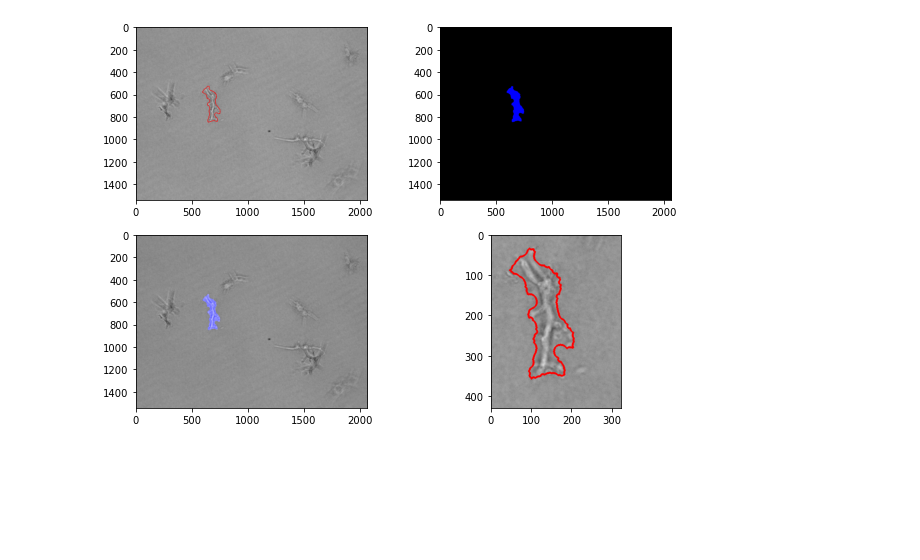
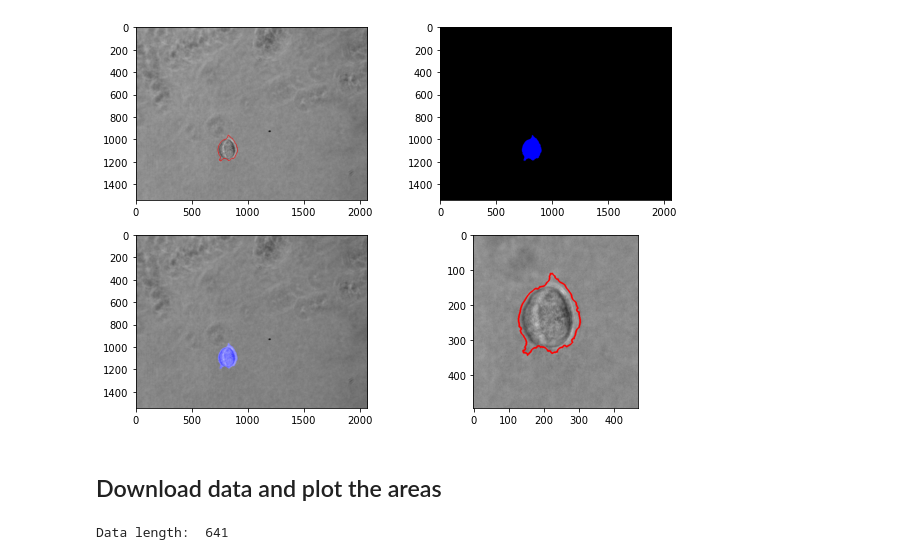
Before and after one commit to ArttuD/InstruProject, a Jupyter notebook: incubationSeries/cleanSegment.ipynb, the cells around one changed output. Saved outputs shown, nothing was run; the diff lists cells and outputs as text; code cells hidden in the pictures; blank space fills up the shorter version.

```diff
--- a/incubationSeries/cleanSegment.ipynb
+++ b/incubationSeries/cleanSegment.ipynb
@@ -175,5 +10,5 @@ def segmentImg(img, edges, final_boundaries, cutThreshold, idx):
 # %%
-root = "C:/Users/lehtona6/Experiments/ImageAnalysis/collagen_spheroids/230719_2mgml_2500cellsml"
+root = "D:/instru_projects/timeseries/210821_2mgml_2500cellml_ibidi"
 figs = glob(os.path.join(root,"*/*/*.tif"))
 print("Total number of images: ", len(figs))
 # %% [output]
@@ -181,7 +16,7 @@ Total number of images:  202
 # %%
 #index of analae 6
-indexImg = 81 #index of image
-indexCell = 0
+indexImg = 44 #index of image
+indexCell = 1
 
 fig_path = figs[indexImg]
 
@@ -192,7 +27,9 @@ edges, final_boundaries = faridFilter(currentFrame, filterCoef=5)
 # %%
-cutThreshold = 99.75e-2
+cutThreshold = 99.725e-2
 fig, area, perimeter, largest, mask = segmentImg(currentFrame, edges, final_boundaries, cutThreshold, -1)
 # %% [output]
-[figure, old version]
+[figure, new version]
 # %%
 saver(root, fig_path, area, perimeter, final_boundaries, cutThreshold, indexCell, fig, mask, indexImg)
+# %% [markdown]
+## Download data and plot the areas
@@ -198,0 +50,10 @@ saver(root, fig_path, area, perimeter, final_boundaries, cutThreshold, indexCell
+# %%
+## Load files
+root = "C:/Users/lehtona6/Experiments/ImageAnalysis/collagen_spheroids/230719_2mgml_2500cellsml/results"
+
+paths_json = glob(os.path.join(root,"*/*/*.json"))
+paths = glob(os.path.join(root,"*/*/*.npy"))
+paths = np.concatenate((paths, paths_json))
+print("Data length: ", len(paths))
+# %% [output]
+Data length:  641
```
Also changed, not shown: parts of 11 cells of this notebook, 1 other file.
